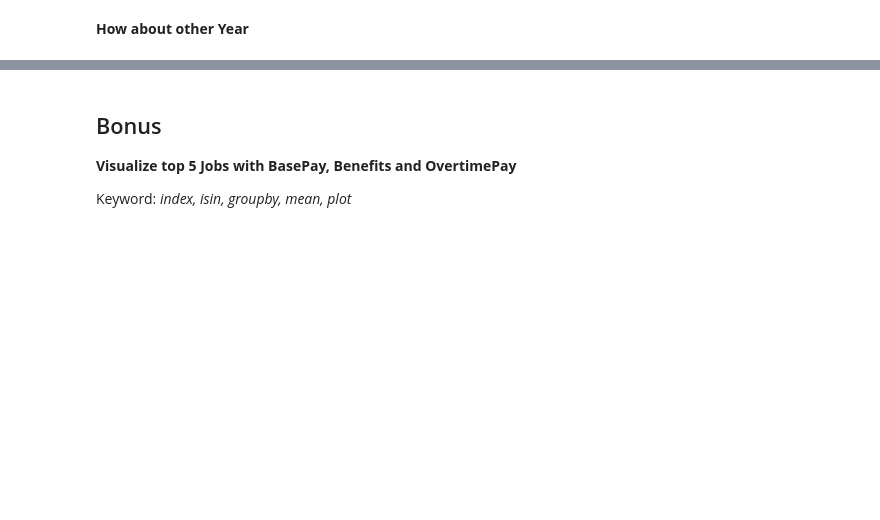
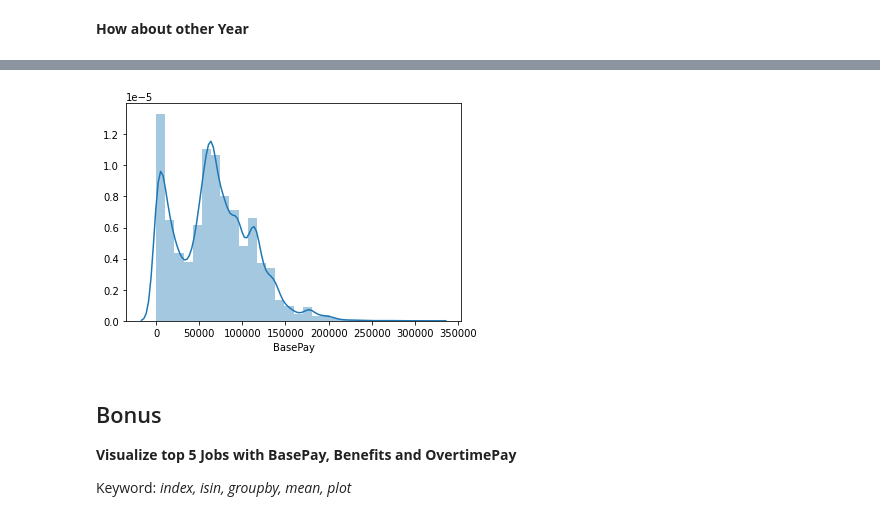
Before and after one commit to ducviet00/Data-Science-DevC-2020, a Jupyter notebook: Assignment_2.ipynb, the cells around one changed output, grey strips where cells are left out. Cells and saved outputs as stored; diff of their text form; code cells hidden in the pictures; blank space fills up the shorter version.

```diff
--- a/Assignment_2.ipynb
+++ b/Assignment_2.ipynb
@@ -129,5 +271,8 @@ sns.distplot(sal[sal["Year"] == 2011]["BasePay"], bins = 30);
 # %%
 # Your Code Here for 2014
+sns.distplot(sal[sal["Year"] == 2014]["BasePay"], bins = 30);
+# %% [output]
+[figure, added]
 # %% [markdown]
 ## Bonus
 
```
Also changed, not shown: parts of 34 cells of this notebook.
